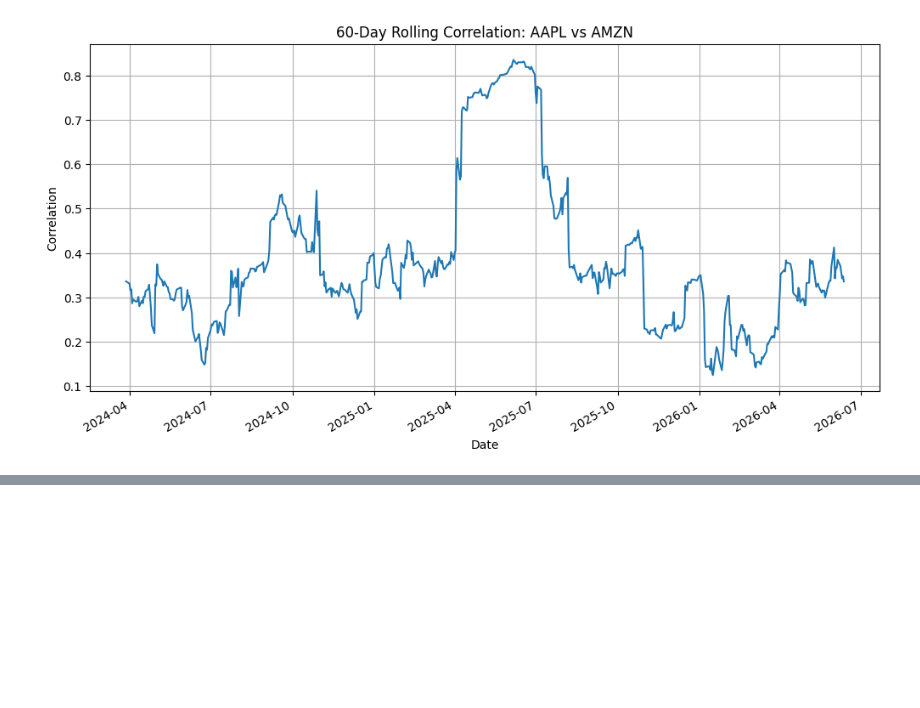
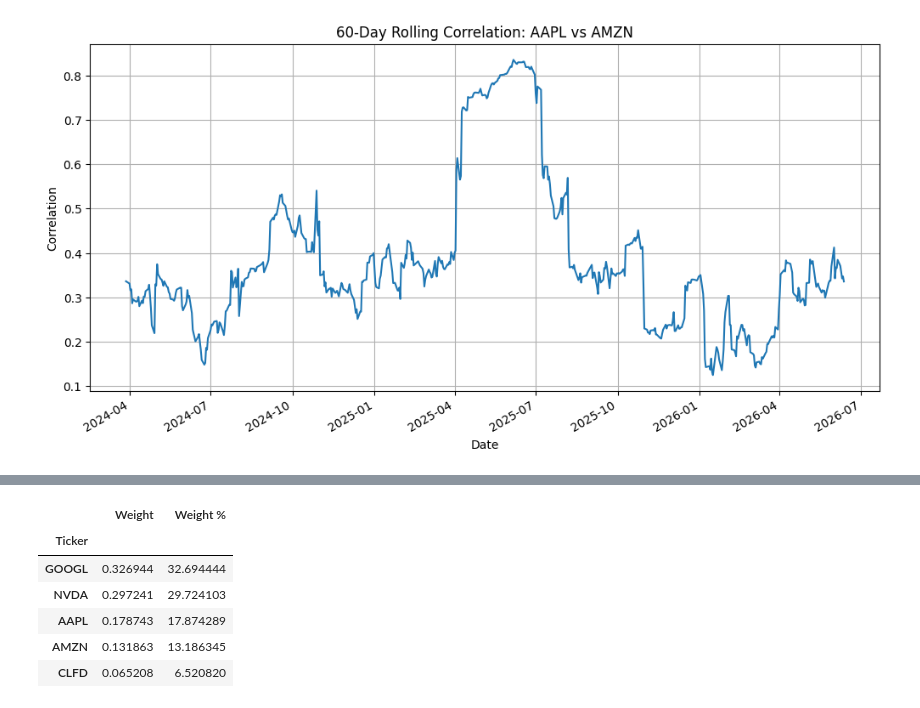
Before and after one commit to tarik-kulauzovic/quant_at_home, a Jupyter notebook: correlation_project/correlation_calculator.ipynb, the cells around one changed output, grey strips where cells are left out. Cells and saved outputs as stored; diff of their text form; code cells hidden in the pictures; blank space fills up the shorter version.

```diff
--- a/correlation_project/correlation_calculator.ipynb
+++ b/correlation_project/correlation_calculator.ipynb
@@ -72,0 +143,12 @@ plt.show()
+# %%
+allocation = allocation_from_summary(summary)
+
+allocation
+# %% [output]
+|  | Weight | Weight % |
+| Ticker |  |  |
+| GOOGL | 0.326944 | 32.694444 |
+| NVDA | 0.297241 | 29.724103 |
+| AAPL | 0.178743 | 17.874289 |
+| AMZN | 0.131863 | 13.186345 |
+| CLFD | 0.065208 | 6.520820 |
```
Also changed, not shown: parts of 10 cells of this notebook.
